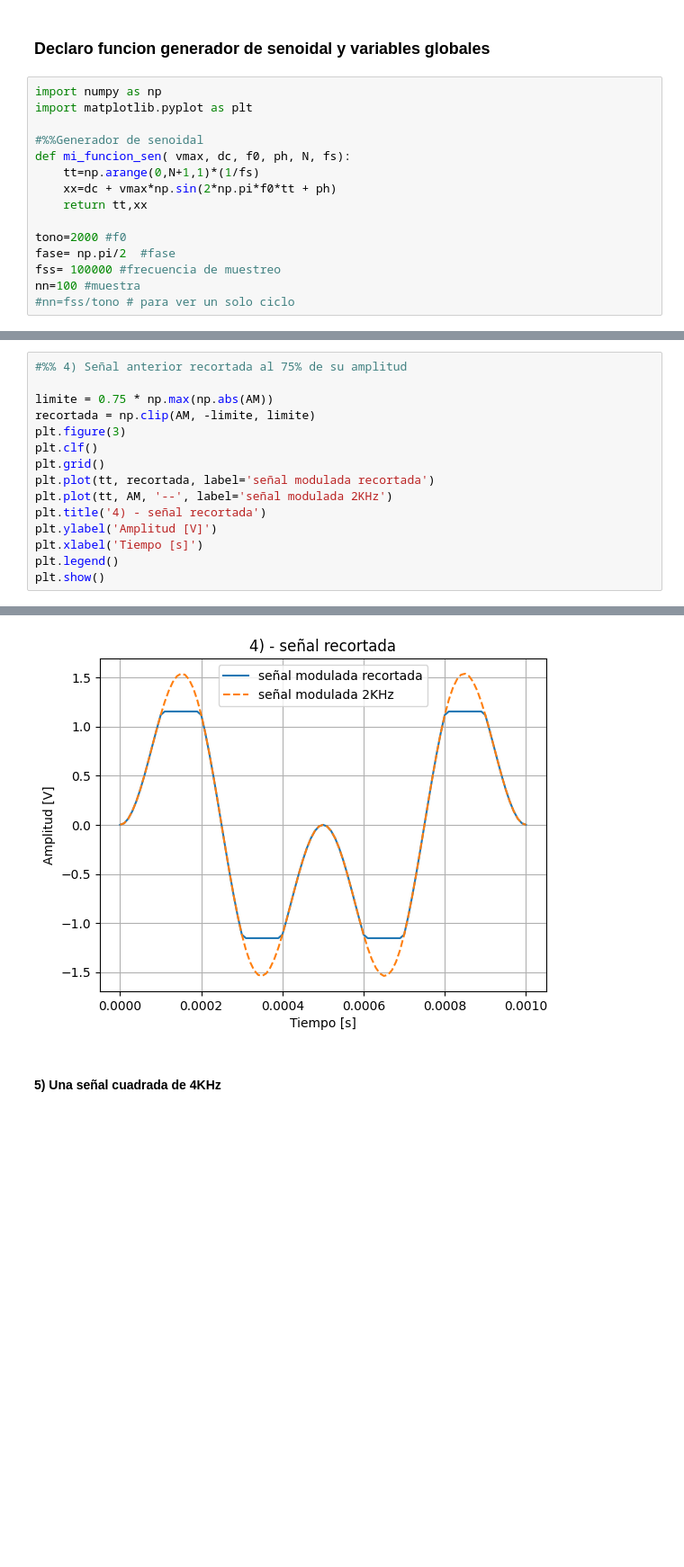
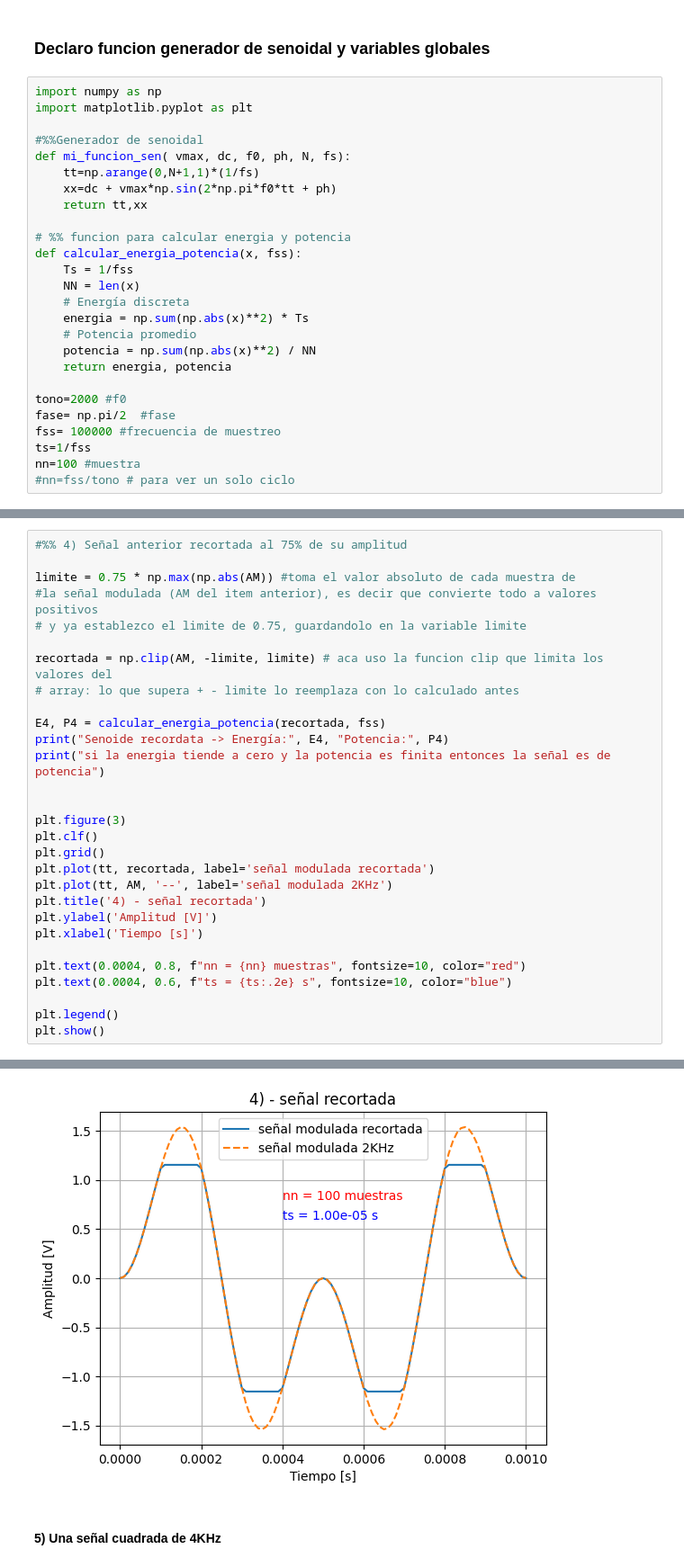
Before and after one commit to mariano1602/APS_2026, a Jupyter notebook: TS1_Mariano_Gonzalez.ipynb, the cells around one changed output, grey strips where cells are left out. Shown at 90% size. Saved outputs shown, nothing was run; the diff lists cells and outputs as text; blank space fills up the shorter version.

```diff
--- a/TS1_Mariano_Gonzalez.ipynb
+++ b/TS1_Mariano_Gonzalez.ipynb
@@ -16,9 +16,20 @@ def mi_funcion_sen( vmax, dc, f0, ph, N, fs):
     xx=dc + vmax*np.sin(2*np.pi*f0*tt + ph)
     return tt,xx
 
+# %% funcion para calcular energia y potencia
+def calcular_energia_potencia(x, fss):
+    Ts = 1/fss
+    NN = len(x)
+    # Energía discreta
+    energia = np.sum(np.abs(x)**2) * Ts
+    # Potencia promedio
+    potencia = np.sum(np.abs(x)**2) / NN
+    return energia, potencia
+
 tono=2000 #f0
 fase= np.pi/2  #fase
 fss= 100000 #frecuencia de muestreo
+ts=1/fss
 nn=100 #muestra
 #nn=fss/tono # para ver un solo ciclo
 # %% [markdown]
@@ -70,8 +105,18 @@ plt.show()
 # %%
 #%% 4) Señal anterior recortada al 75% de su amplitud
 
-limite = 0.75 * np.max(np.abs(AM))
-recortada = np.clip(AM, -limite, limite)
+limite = 0.75 * np.max(np.abs(AM)) #toma el valor absoluto de cada muestra de
+#la señal modulada (AM del item anterior), es decir que convierte todo a valores positivos
+# y ya establezco el limite de 0.75, guardandolo en la variable limite
+
+recortada = np.clip(AM, -limite, limite) # aca uso la funcion clip que limita los valores del
+# array: lo que supera + - limite lo reemplaza con lo calculado antes
+
+E4, P4 = calcular_energia_potencia(recortada, fss)
+print("Senoide recordata -> Energía:", E4, "Potencia:", P4)
+print("si la energia tiende a cero y la potencia es finita entonces la señal es de potencia")
+
+
 plt.figure(3)
 plt.clf()
 plt.grid()
@@ -80,6 +125,10 @@ plt.plot(tt, AM, '--', label='señal modulada 2KHz')
 plt.title('4) - señal recortada')
 plt.ylabel('Amplitud [V]')
 plt.xlabel('Tiempo [s]')
+
+plt.text(0.0004, 0.8, f"nn = {nn} muestras", fontsize=10, color="red")
+plt.text(0.0004, 0.6, f"ts = {ts:.2e} s", fontsize=10, color="blue")
+
 plt.legend()
 plt.show()
 # %% [output]
@@ -86,4 +137,4 @@ plt.show()
-[figure, old version]
+[figure, new version]
 # %% [markdown]
 #### 5) Una señal cuadrada de 4KHz
 # %%
```
Also changed, not shown: parts of 9 cells of this notebook, 1 other file.
